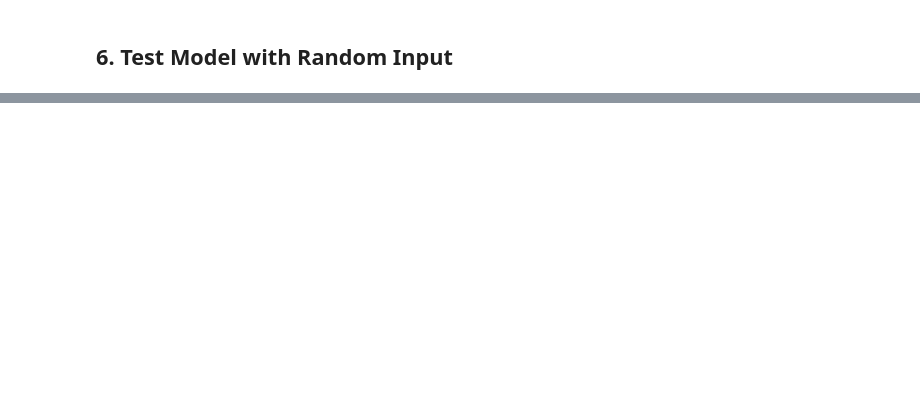
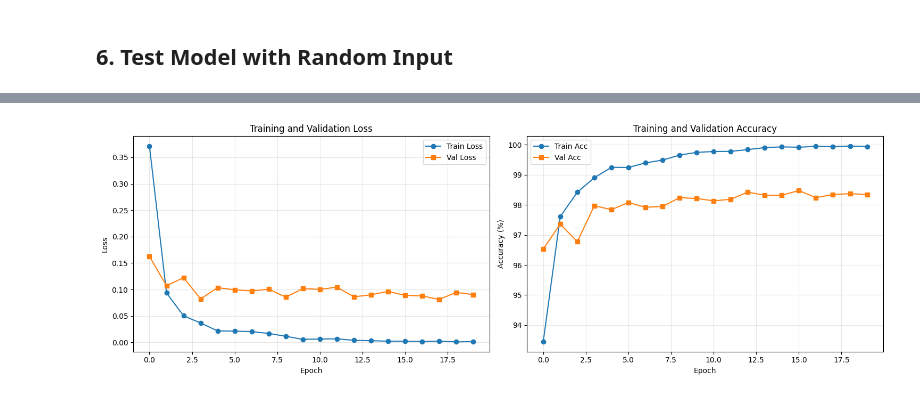
Before and after one commit to Timoite/nocturna-dark-mode, a Jupyter notebook: train.ipynb, the cells around one changed output, grey strips where cells are left out. Cells and saved outputs as stored; diff of their text form; code cells hidden in the pictures; blank space fills up the shorter version.

```diff
--- a/train.ipynb
+++ b/train.ipynb
@@ -139,0 +341,18 @@ else:
+# %%
+# Loss function - Binary Cross Entropy with Logits
+criterion = nn.CrossEntropyLoss()
+
+# Optimizer - AdamW with weight decay
+optimizer = optim.AdamW(model.parameters(), lr=1e-4, weight_decay=0.01)
+
+# Learning rate scheduler - ReduceLROnPlateau
+# verbose removed
+scheduler = optim.lr_scheduler.ReduceLROnPlateau(
+    optimizer, mode='min', factor=0.5, patience=3,
+)
+
+print("Training setup:")
+print(f"  Loss function: {criterion.__class__.__name__}")
+print(f"  Optimizer: {optimizer.__class__.__name__}")
+print(f"  Initial learning rate: {optimizer.param_groups[0]['lr']}")
+print(f"  Scheduler: {scheduler.__class__.__name__}")
@@ -139,0 +577,25 @@ else:
+# %%
+fig, (ax1, ax2) = plt.subplots(1, 2, figsize=(15, 5))
+
+# Plot loss9893c907fa889bcbc14a5f3a86e527176f0f02be
+ax1.plot(history['train_loss'], label='Train Loss', marker='o')
+ax1.plot(history['val_loss'], label='Val Loss', marker='s')
+ax1.set_xlabel('Epoch')
+ax1.set_ylabel('Loss')
+ax1.set_title('Training and Validation Loss')
+ax1.legend()
+ax1.grid(True, alpha=0.3)
+
+# Plot accuracy
+ax2.plot(history['train_acc'], label='Train Acc', marker='o')
+ax2.plot(history['val_acc'], label='Val Acc', marker='s')
+ax2.set_xlabel('Epoch')
+ax2.set_ylabel('Accuracy (%)')
+ax2.set_title('Training and Validation Accuracy')
+ax2.legend()
+ax2.grid(True, alpha=0.3)
+
+plt.tight_layout()
+plt.show()
+# %% [output]
+[figure, added]
```
Also changed, not shown: parts of 21 cells of this notebook.
